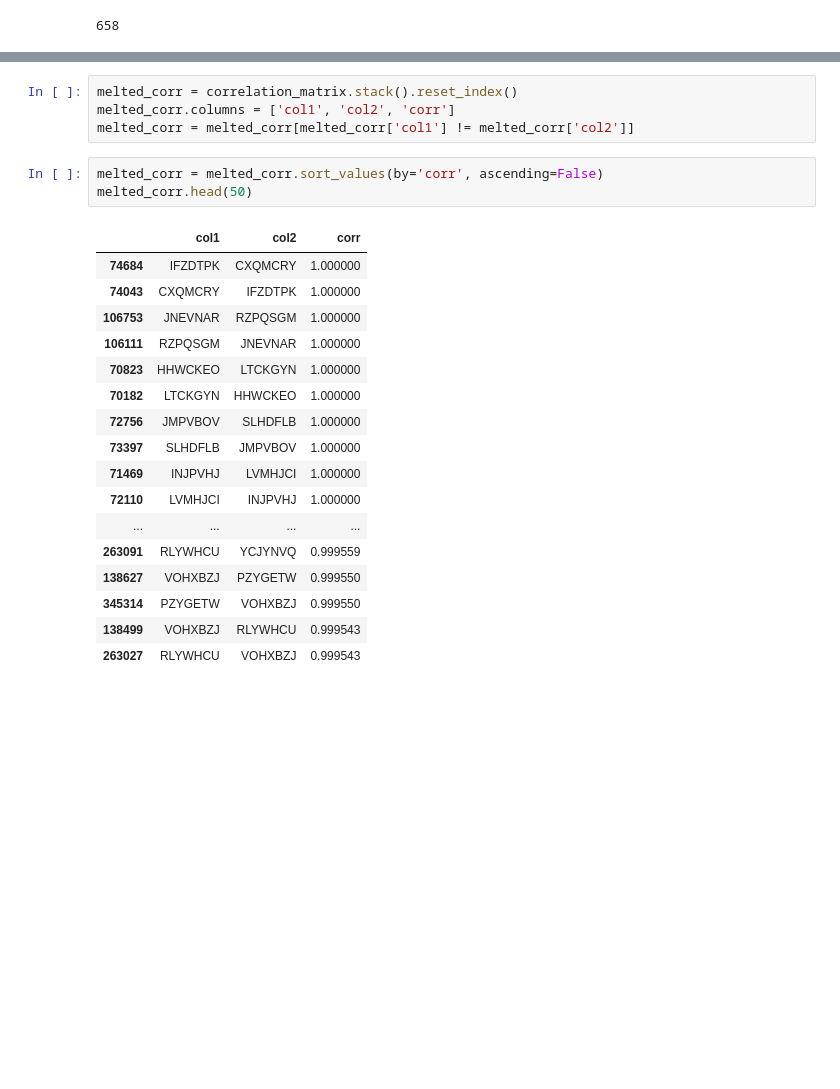
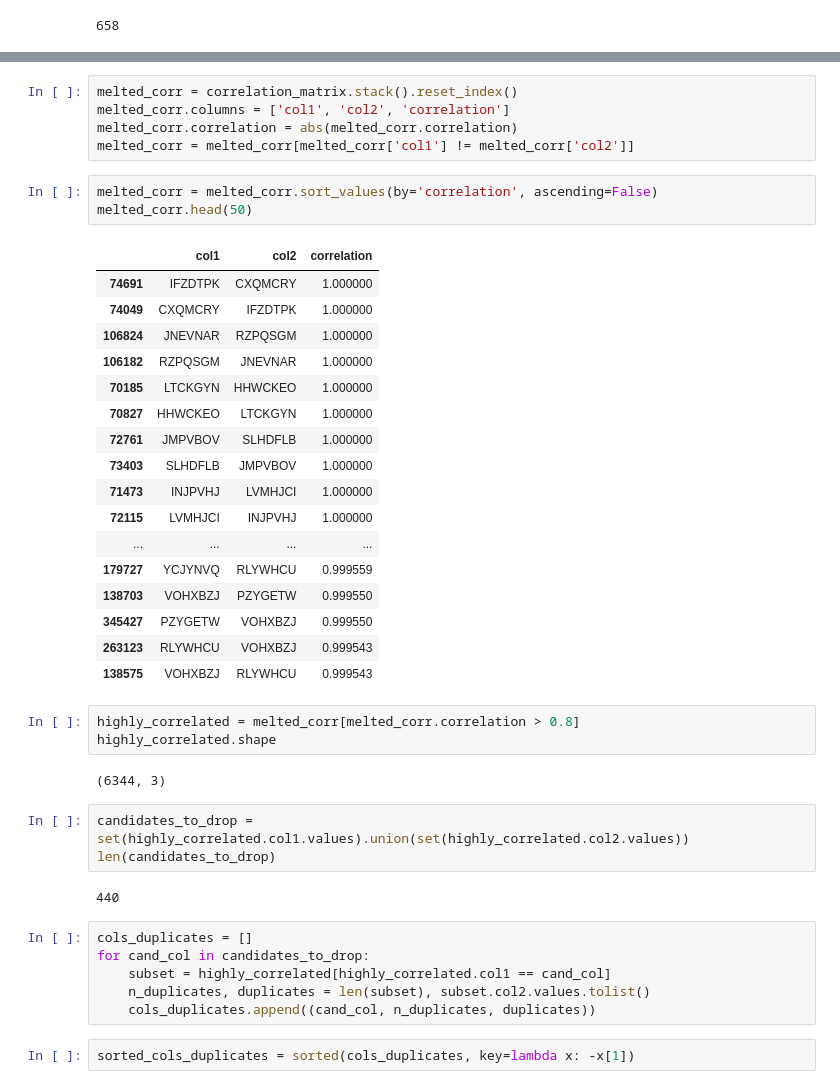
Before and after one commit to edoson/hw, a Jupyter notebook: Analysis.ipynb, the cells around one changed output, grey strips where cells are left out. Saved outputs shown, nothing was run; the diff lists cells and outputs as text; blank space fills up the shorter version.

Commit message:
removing correlated columns

```diff
--- a/Analysis.ipynb
+++ b/Analysis.ipynb
@@ -86,25 +86,44 @@ with ProgressBar():
 # %%
 melted_corr = correlation_matrix.stack().reset_index()
-melted_corr.columns = ['col1', 'col2', 'corr']
+melted_corr.columns = ['col1', 'col2', 'correlation']
+melted_corr.correlation = abs(melted_corr.correlation)
 melted_corr = melted_corr[melted_corr['col1'] != melted_corr['col2']]
 # %%
-melted_corr = melted_corr.sort_values(by='corr', ascending=False)
+melted_corr = melted_corr.sort_values(by='correlation', ascending=False)
 melted_corr.head(50)
 # %% [output]
-|  | col1 | col2 | corr |
-| 74684 | IFZDTPK | CXQMCRY | 1.000000 |
-| 74043 | CXQMCRY | IFZDTPK | 1.000000 |
-| 106753 | JNEVNAR | RZPQSGM | 1.000000 |
-| 106111 | RZPQSGM | JNEVNAR | 1.000000 |
-| 70823 | HHWCKEO | LTCKGYN | 1.000000 |
-| 70182 | LTCKGYN | HHWCKEO | 1.000000 |
-| 72756 | JMPVBOV | SLHDFLB | 1.000000 |
-| 73397 | SLHDFLB | JMPVBOV | 1.000000 |
-| 71469 | INJPVHJ | LVMHJCI | 1.000000 |
-| 72110 | LVMHJCI | INJPVHJ | 1.000000 |
+|  | col1 | col2 | correlation |
+| 74691 | IFZDTPK | CXQMCRY | 1.000000 |
+| 74049 | CXQMCRY | IFZDTPK | 1.000000 |
+| 106824 | JNEVNAR | RZPQSGM | 1.000000 |
+| 106182 | RZPQSGM | JNEVNAR | 1.000000 |
+| 70185 | LTCKGYN | HHWCKEO | 1.000000 |
+| 70827 | HHWCKEO | LTCKGYN | 1.000000 |
+| 72761 | JMPVBOV | SLHDFLB | 1.000000 |
+| 73403 | SLHDFLB | JMPVBOV | 1.000000 |
+| 71473 | INJPVHJ | LVMHJCI | 1.000000 |
+| 72115 | LVMHJCI | INJPVHJ | 1.000000 |
 | ... | ... | ... | ... |
-| 263091 | RLYWHCU | YCJYNVQ | 0.999559 |
-| 138627 | VOHXBZJ | PZYGETW | 0.999550 |
-| 345314 | PZYGETW | VOHXBZJ | 0.999550 |
-| 138499 | VOHXBZJ | RLYWHCU | 0.999543 |
-| 263027 | RLYWHCU | VOHXBZJ | 0.999543 |
+| 179727 | YCJYNVQ | RLYWHCU | 0.999559 |
+| 138703 | VOHXBZJ | PZYGETW | 0.999550 |
+| 345427 | PZYGETW | VOHXBZJ | 0.999550 |
+| 263123 | RLYWHCU | VOHXBZJ | 0.999543 |
+| 138575 | VOHXBZJ | RLYWHCU | 0.999543 |
+# %%
+highly_correlated = melted_corr[melted_corr.correlation > 0.8]
+highly_correlated.shape
+# %% [output]
+(6344, 3)
+# %%
+candidates_to_drop = set(highly_correlated.col1.values).union(set(highly_correlated.col2.values))
+len(candidates_to_drop)
+# %% [output]
+440
+# %%
+cols_duplicates = []
+for cand_col in candidates_to_drop:
+    subset = highly_correlated[highly_correlated.col1 == cand_col]
+    n_duplicates, duplicates = len(subset), subset.col2.values.tolist()
+    cols_duplicates.append((cand_col, n_duplicates, duplicates))
+# %%
+sorted_cols_duplicates = sorted(cols_duplicates, key=lambda x: -x[1])
```
Also changed, not shown: parts of 13 cells of this notebook.
